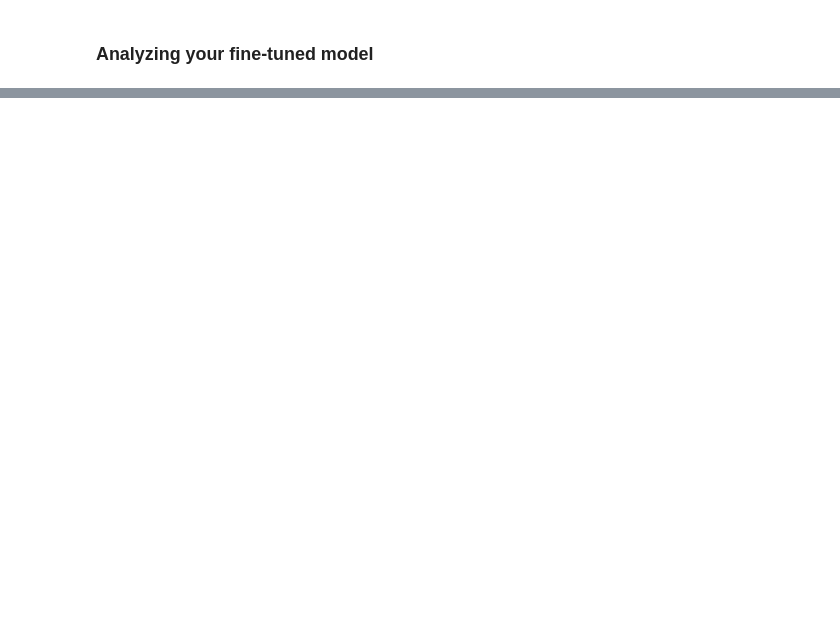
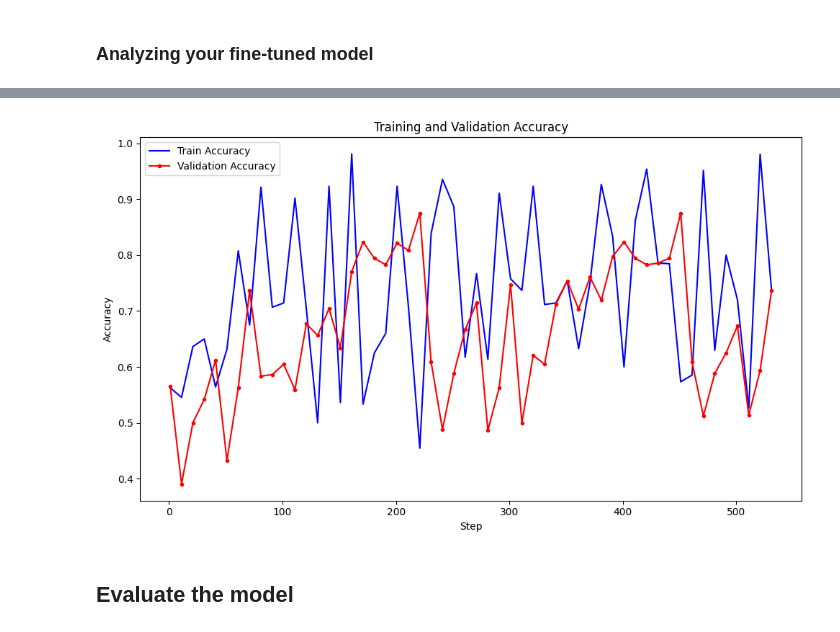
Before and after one commit to maimonahST/CCSIT_Infobot, a Jupyter notebook: code.ipynb, the cells around one changed output, grey strips where cells are left out. Drawn from its saved outputs; the diff is of its cells as text; code cells hidden in the pictures; blank space fills up the shorter version.

```diff
--- a/code.ipynb
+++ b/code.ipynb
@@ -374,0 +485,21 @@ print(completion.choices[0].message)
+# %%
+# Plot both training loss and validation loss in one graph
+plt.figure(figsize=(10, 6))
+
+# Plot training accuracy in blue
+plt.plot(step_metrics_filtered['step'], step_metrics_filtered['train_accuracy'], marker='', label='Train Accuracy', color='blue')
+
+# Plot validation loss in red
+plt.plot(step_metrics_filtered['step'], step_metrics_filtered['valid_mean_token_accuracy'], marker='.', label='Validation Accuracy', color='red')
+
+plt.title('Training and Validation Accuracy')
+plt.xlabel('Step')
+plt.ylabel('Accuracy')
+plt.legend()
+
+plt.tight_layout()
+plt.show()
+# %% [output]
+[figure, added]
+# %% [markdown]
+## Evaluate the model
```
Also changed, not shown: parts of 24 cells of this notebook.
